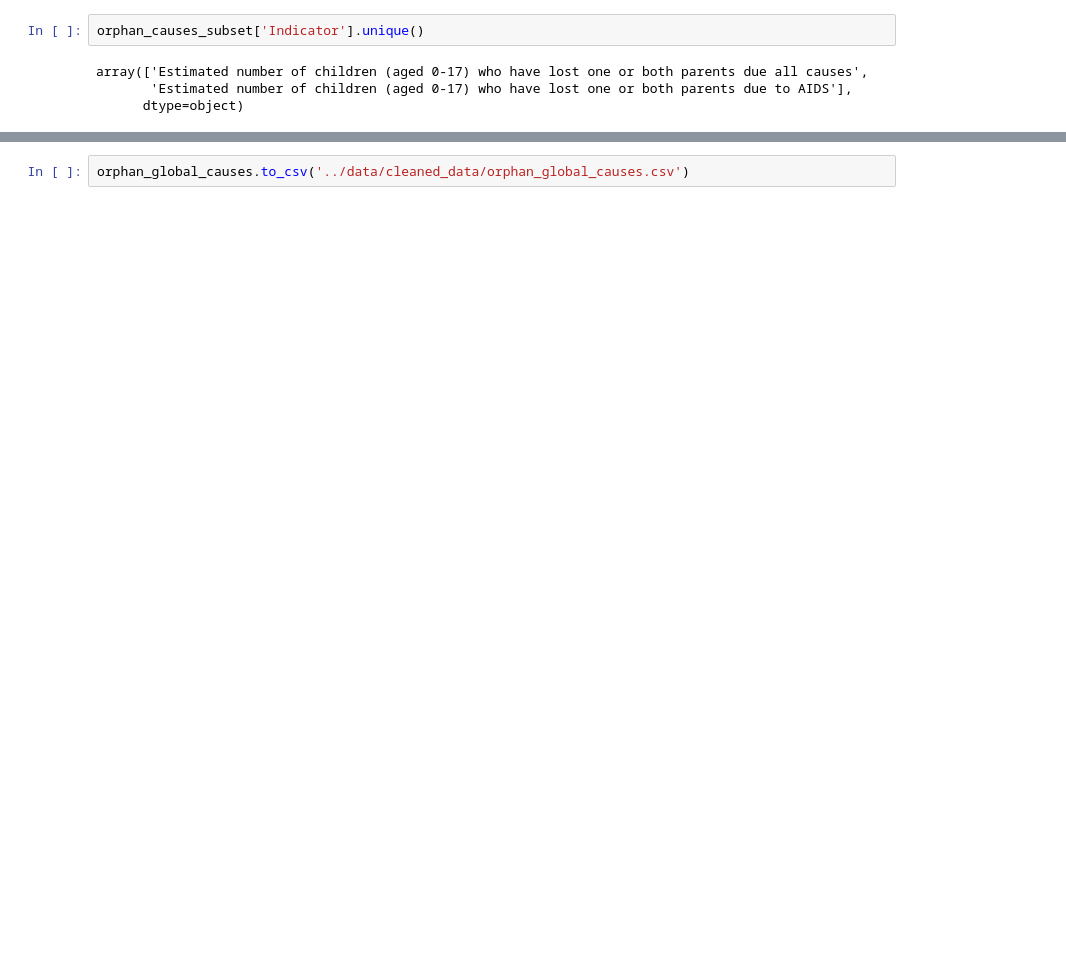
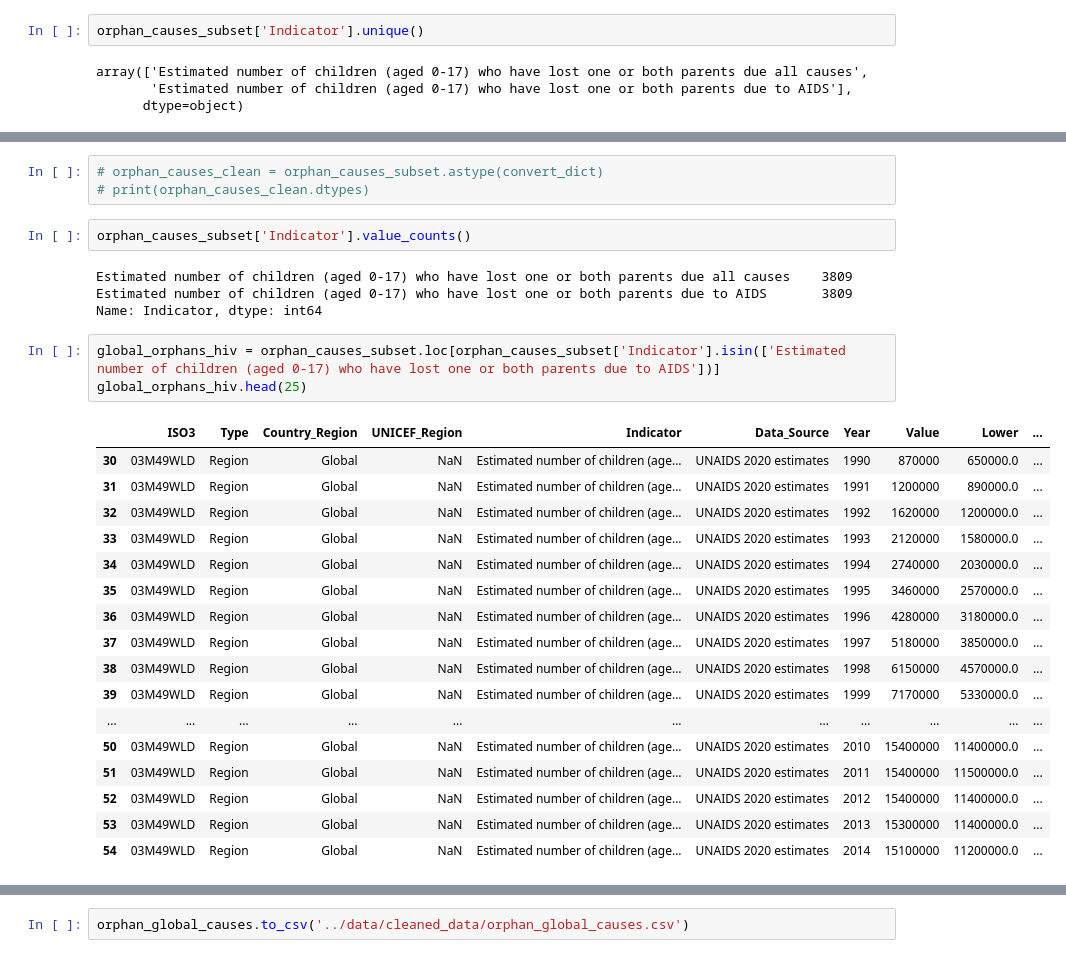
Before and after one commit to kellyrwilliams/HIV-AIDS-Impact-on-Orphan-Crisis-in-Africa, a Jupyter notebook: notebooks/capstone_global_orphan_causes.ipynb, the cells around one changed output, grey strips where cells are left out. Saved outputs shown, nothing was run; the diff lists cells and outputs as text; blank space fills up the shorter version.

```diff
--- a/notebooks/capstone_global_orphan_causes.ipynb
+++ b/notebooks/capstone_global_orphan_causes.ipynb
@@ -164,3 +213,33 @@ Name: Country/Region, Length: 127, dtype: int64
+# %%
+# orphan_causes_clean = orphan_causes_subset.astype(convert_dict)
+# print(orphan_causes_clean.dtypes)
+# %%
+orphan_causes_subset['Indicator'].value_counts()
+# %% [output]
+Estimated number of children (aged 0-17) who have lost one or both parents due all causes    3809
+Estimated number of children (aged 0-17) who have lost one or both parents due to AIDS       3809
+Name: Indicator, dtype: int64
+# %%
+global_orphans_hiv = orphan_causes_subset.loc[orphan_causes_subset['Indicator'].isin(['Estimated number of children (aged 0-17) who have lost one or both parents due to AIDS'])]
+global_orphans_hiv.head(25)
+# %% [output]
+|  | ISO3 | Type | Country_Region | UNICEF_Region | Indicator | Data_Source | Year | Value | Lower | ... |
+| 30 | 03M49WLD | Region | Global | NaN | Estimated number of children (age... | UNAIDS 2020 estimates | 1990 | 870000 | 650000.0 | ... |
+| 31 | 03M49WLD | Region | Global | NaN | Estimated number of children (age... | UNAIDS 2020 estimates | 1991 | 1200000 | 890000.0 | ... |
+| 32 | 03M49WLD | Region | Global | NaN | Estimated number of children (age... | UNAIDS 2020 estimates | 1992 | 1620000 | 1200000.0 | ... |
+| 33 | 03M49WLD | Region | Global | NaN | Estimated number of children (age... | UNAIDS 2020 estimates | 1993 | 2120000 | 1580000.0 | ... |
+| 34 | 03M49WLD | Region | Global | NaN | Estimated number of children (age... | UNAIDS 2020 estimates | 1994 | 2740000 | 2030000.0 | ... |
+| 35 | 03M49WLD | Region | Global | NaN | Estimated number of children (age... | UNAIDS 2020 estimates | 1995 | 3460000 | 2570000.0 | ... |
+| 36 | 03M49WLD | Region | Global | NaN | Estimated number of children (age... | UNAIDS 2020 estimates | 1996 | 4280000 | 3180000.0 | ... |
+| 37 | 03M49WLD | Region | Global | NaN | Estimated number of children (age... | UNAIDS 2020 estimates | 1997 | 5180000 | 3850000.0 | ... |
+| 38 | 03M49WLD | Region | Global | NaN | Estimated number of children (age... | UNAIDS 2020 estimates | 1998 | 6150000 | 4570000.0 | ... |
+| 39 | 03M49WLD | Region | Global | NaN | Estimated number of children (age... | UNAIDS 2020 estimates | 1999 | 7170000 | 5330000.0 | ... |
+| ... | ... | ... | ... | ... | ... | ... | ... | ... | ... | ... |
+| 50 | 03M49WLD | Region | Global | NaN | Estimated number of children (age... | UNAIDS 2020 estimates | 2010 | 15400000 | 11400000.0 | ... |
+| 51 | 03M49WLD | Region | Global | NaN | Estimated number of children (age... | UNAIDS 2020 estimates | 2011 | 15400000 | 11500000.0 | ... |
+| 52 | 03M49WLD | Region | Global | NaN | Estimated number of children (age... | UNAIDS 2020 estimates | 2012 | 15400000 | 11400000.0 | ... |
+| 53 | 03M49WLD | Region | Global | NaN | Estimated number of children (age... | UNAIDS 2020 estimates | 2013 | 15300000 | 11400000.0 | ... |
+| 54 | 03M49WLD | Region | Global | NaN | Estimated number of children (age... | UNAIDS 2020 estimates | 2014 | 15100000 | 11200000.0 | ... |
 # %%
 orphan_global_causes = orphan_causes_subset
 orphan_global_causes.head()
```
Also changed, not shown: parts of 22 cells of this notebook, 5 other files.
